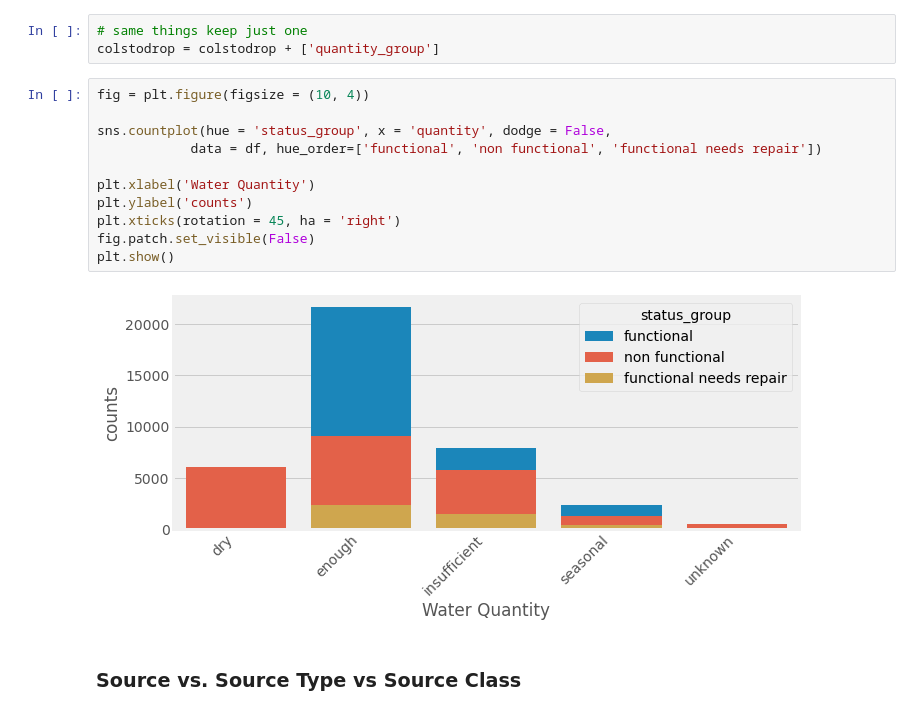
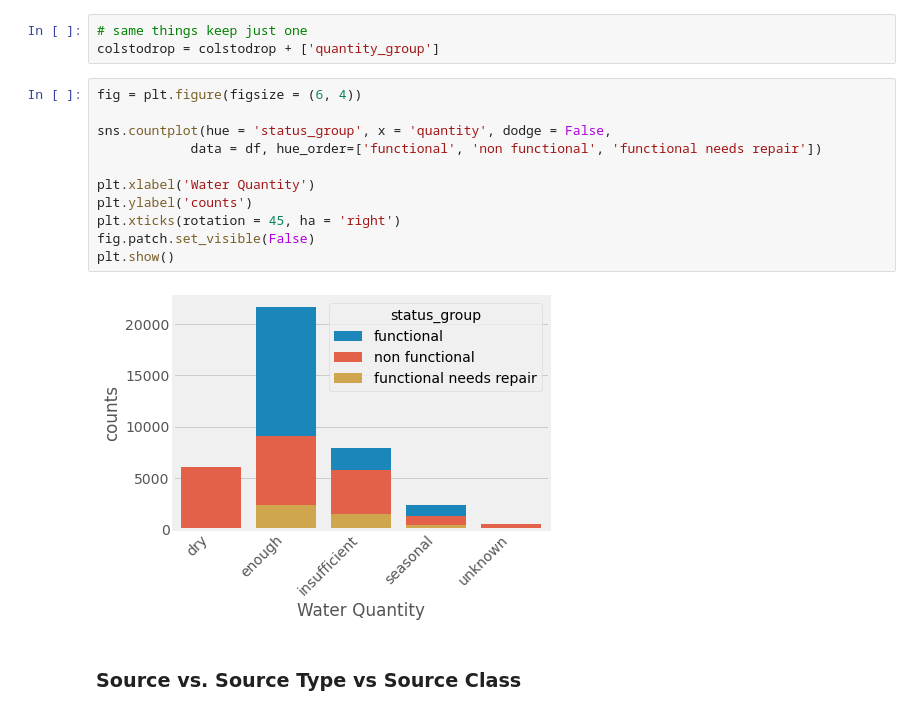
Before and after one commit to stereopickle/Tanzanian_water_pump_classificationn, a Jupyter notebook: 021.Exploratory_Data_Analysis_v2.ipynb, the cells around one changed output. Cells and saved outputs as stored; diff of their text form.

```diff
--- a/021.Exploratory_Data_Analysis_v2.ipynb
+++ b/021.Exploratory_Data_Analysis_v2.ipynb
@@ -812,18 +816,18 @@ plt.show()
 # same things keep just one
 colstodrop = colstodrop + ['quantity_group']
 # %%
-fig = plt.figure(figsize = (10, 4))
+fig = plt.figure(figsize = (6, 4))
 
 sns.countplot(hue = 'status_group', x = 'quantity', dodge = False,
             data = df, hue_order=['functional', 'non functional', 'functional needs repair'])
 
 plt.xlabel('Water Quantity')
 plt.ylabel('counts')
 plt.xticks(rotation = 45, ha = 'right')
 fig.patch.set_visible(False)
 plt.show()
 # %% [output]
-[figure, old version]
+[figure, new version]
 # %% [markdown]
 ### Source vs. Source Type vs Source Class
 # %%
```
Also changed, not shown: parts of 5 cells of this notebook, 1 other file.
